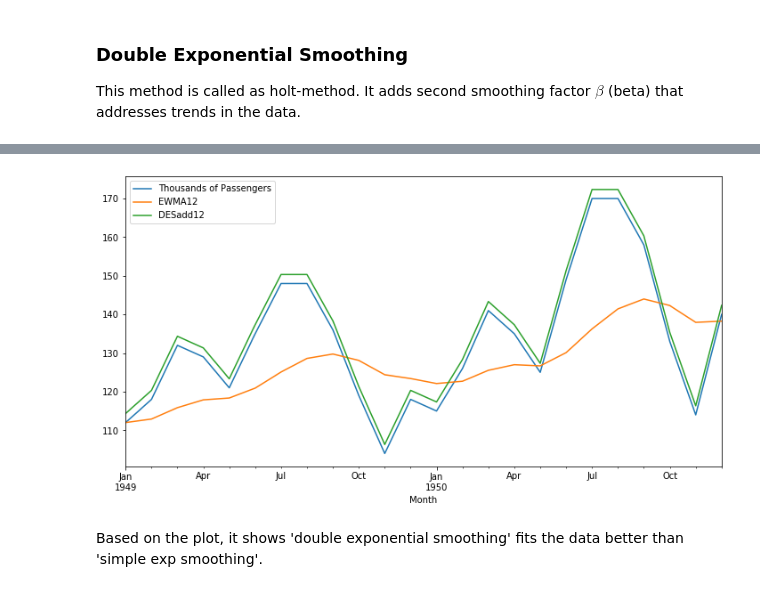
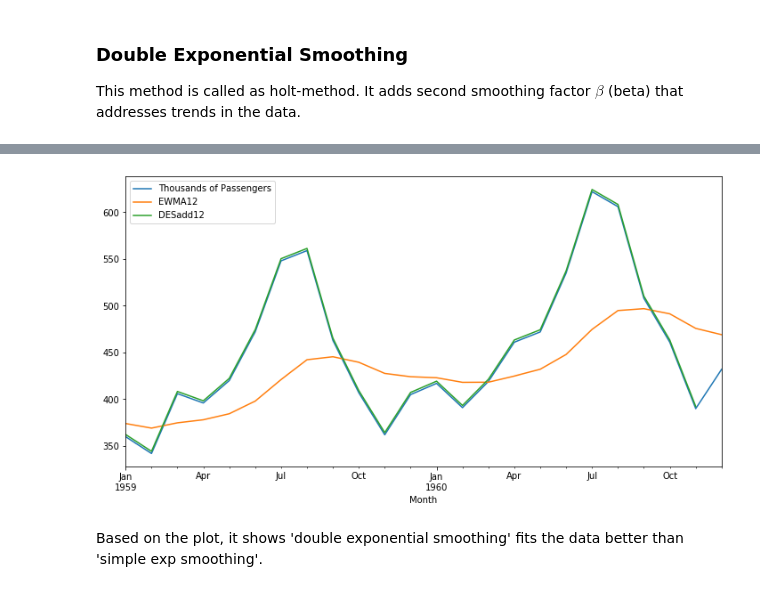
Before and after one commit to glingden/Time-Series-Analysis-Forecast, a Jupyter notebook: Time-Series-Analysis (Statsmodels).ipynb, the cells around one changed output, grey strips where cells are left out. Saved outputs shown, nothing was run; the diff lists cells and outputs as text; code cells hidden in the pictures.

```diff
--- a/Time-Series-Analysis (Statsmodels).ipynb
+++ b/Time-Series-Analysis (Statsmodels).ipynb
@@ -107,6 +107,7 @@ span = 12
 alpha = 2/(span+1)
 
 df['EWMA12'] = df['Thousands of Passengers'].ewm(alpha=alpha,adjust=False).mean()
-df['SES12']=SimpleExpSmoothing(df['Thousands of Passengers']).fit(smoothing_level=alpha,optimized=False).fittedvalues.shift(-1)
+model_ses = SimpleExpSmoothing(df['Thousands of Passengers']).fit(smoothing_level=alpha,optimized=False)
+df['SES12'] = model_ses.fittedvalues.shift(-1)
 df.head()
 # %% [output]
@@ -122,7 +130,7 @@ df.head()
 This method is called as holt-method. It adds second smoothing factor $\beta$ (beta) that addresses trends in the data.
 # %%
 # with additive  trend
-model_add = ExponentialSmoothing(df['Thousands of Passengers'], trend='add').fit()
-df['DESadd12'] = model_add.fittedvalues.shift(-1)
+model_des_add= ExponentialSmoothing(df['Thousands of Passengers'], trend='add').fit()
+df['DESadd12'] = model_des_add.fittedvalues.shift(-1)
 df.head()
 # %% [output]
@@ -136,8 +144,8 @@ df.head()
 # %%
-#create plot
-df[['Thousands of Passengers','EWMA12','DESadd12']].iloc[:24].plot(figsize=(12,6)).autoscale(axis='x',tight=True);
+#create plot recent 24 months
+df[['Thousands of Passengers','EWMA12','DESadd12']].iloc[-24:].plot(figsize=(12,6)).autoscale(axis='x',tight=True);
 # %% [output]
-[figure, old version]
+[figure, new version]
 # %% [markdown]
 Based on the plot, it shows 'double exponential smoothing' fits the data better than 'simple exp smoothing'.
 # %%
```
Also changed, not shown: parts of 16 cells of this notebook.
